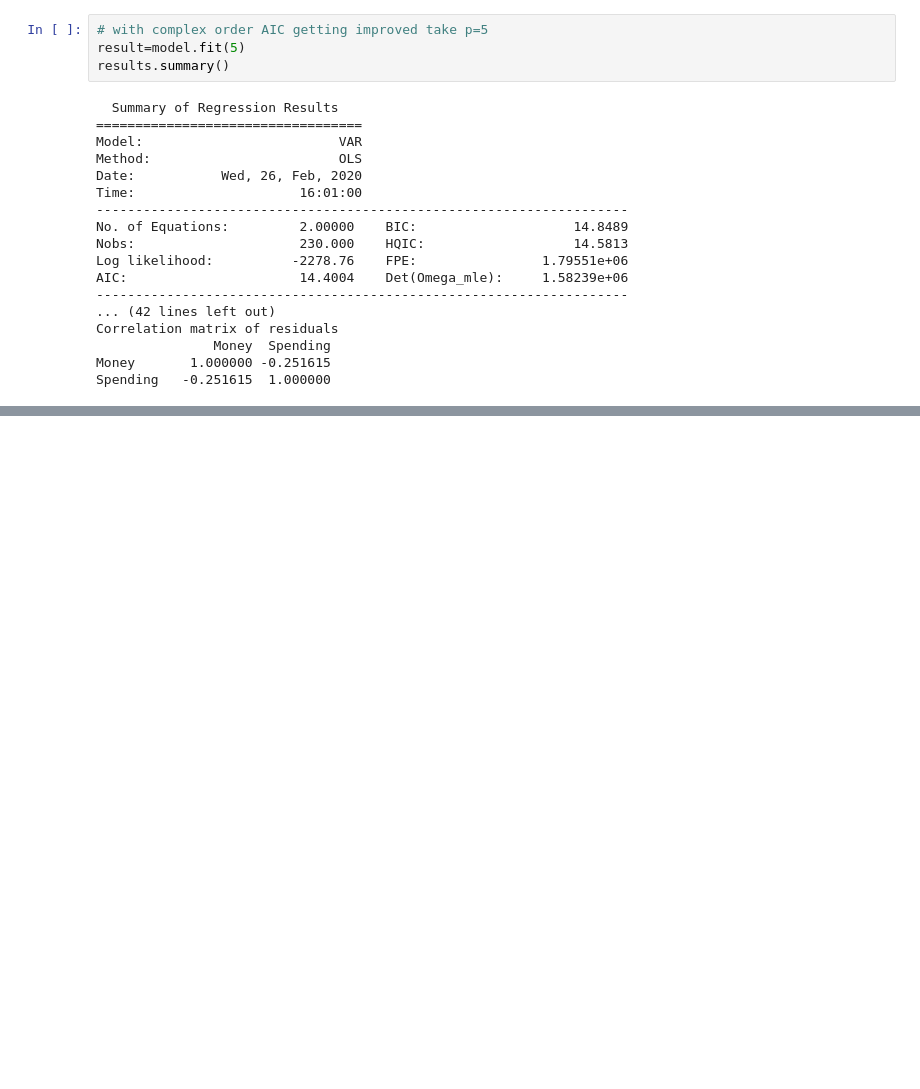
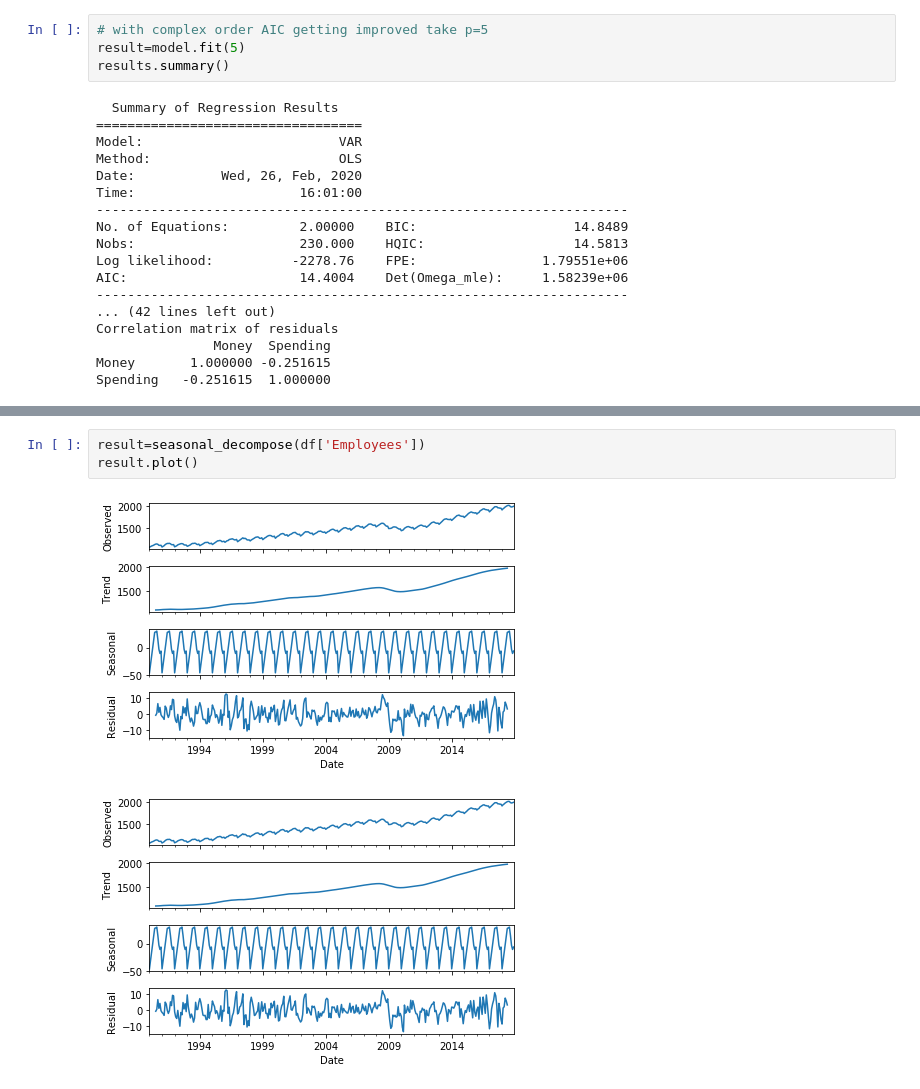
Before and after one commit to suman12345678/datascienceworknew, a Jupyter notebook: timeseries.ipynb, the cells around one changed output, grey strips where cells are left out. Drawn from its saved outputs; the diff is of its cells as text; blank space fills up the shorter version.

```diff
--- a/timeseries.ipynb
+++ b/timeseries.ipynb
@@ -865,0 +907,6 @@ idx=pd.date_range('2015-01-01',periods=12,steps=12)
+# %%
+result=seasonal_decompose(df['Employees'])
+result.plot()
+# %% [output]
+[figure, added]
+[figure, added]
```
Also changed, not shown: parts of 9 cells of this notebook.
